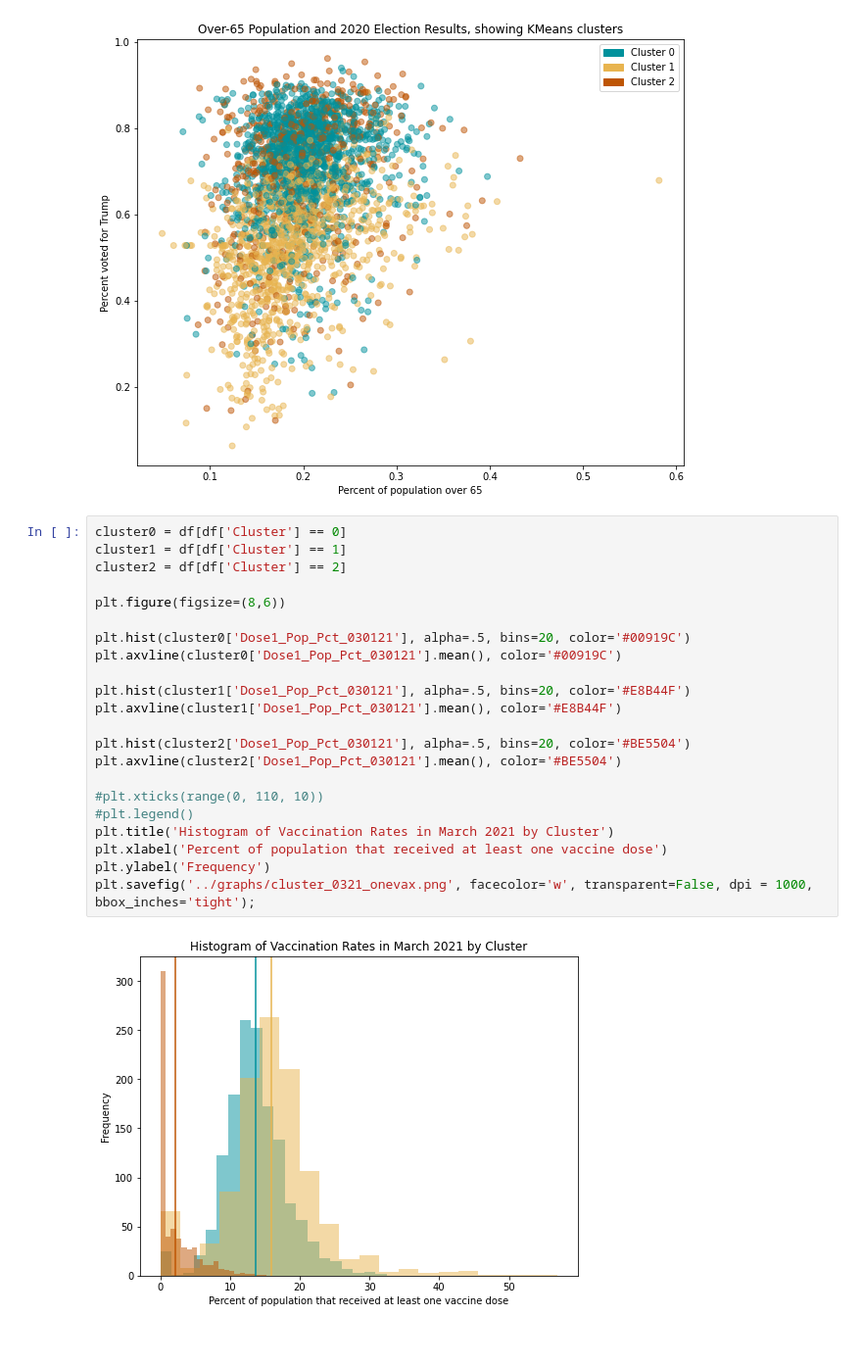
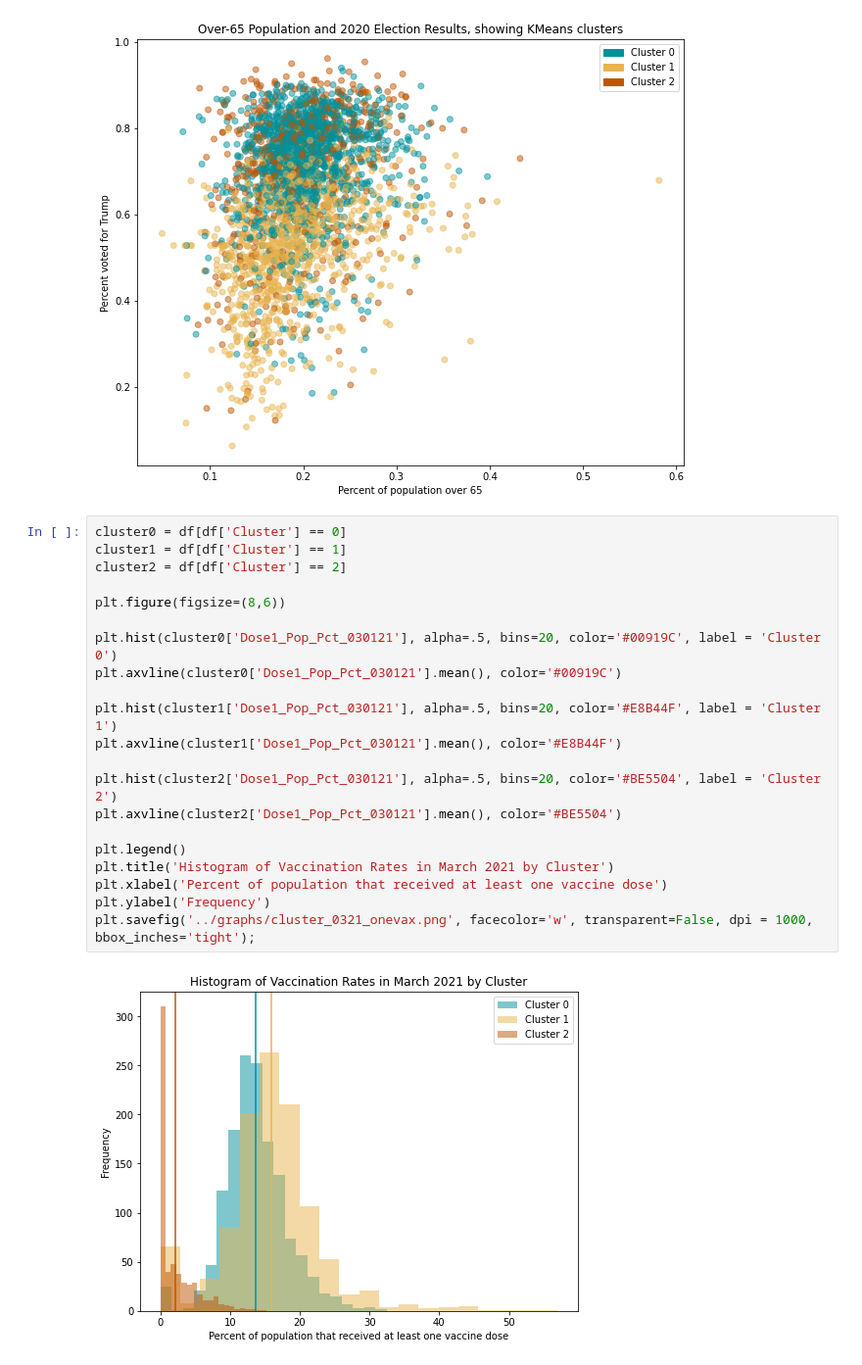
Before and after one commit to ankitadpatil/COVID-Vaccinations-and-US-Politics, a Jupyter notebook: modeling_notebooks/clustering_model.ipynb, the cells around one changed output. Shown at 98% size. Drawn from its saved outputs; the diff is of its cells as text.

Commit message:
graphs

```diff
--- a/modeling_notebooks/clustering_model.ipynb
+++ b/modeling_notebooks/clustering_model.ipynb
@@ -450,27 +450,26 @@ plt.savefig('../graphs/cluster_65plus_trump.png', facecolor='w', transparent=Fal
 # %%
 cluster0 = df[df['Cluster'] == 0]
 cluster1 = df[df['Cluster'] == 1]
 cluster2 = df[df['Cluster'] == 2]
 
 plt.figure(figsize=(8,6))
 
-plt.hist(cluster0['Dose1_Pop_Pct_030121'], alpha=.5, bins=20, color='#00919C')
+plt.hist(cluster0['Dose1_Pop_Pct_030121'], alpha=.5, bins=20, color='#00919C', label = 'Cluster 0')
 plt.axvline(cluster0['Dose1_Pop_Pct_030121'].mean(), color='#00919C')
 
-plt.hist(cluster1['Dose1_Pop_Pct_030121'], alpha=.5, bins=20, color='#E8B44F')
+plt.hist(cluster1['Dose1_Pop_Pct_030121'], alpha=.5, bins=20, color='#E8B44F', label = 'Cluster 1')
 plt.axvline(cluster1['Dose1_Pop_Pct_030121'].mean(), color='#E8B44F')
 
-plt.hist(cluster2['Dose1_Pop_Pct_030121'], alpha=.5, bins=20, color='#BE5504')
+plt.hist(cluster2['Dose1_Pop_Pct_030121'], alpha=.5, bins=20, color='#BE5504', label = 'Cluster 2')
 plt.axvline(cluster2['Dose1_Pop_Pct_030121'].mean(), color='#BE5504')
 
-#plt.xticks(range(0, 110, 10))
-#plt.legend()
+plt.legend()
 plt.title('Histogram of Vaccination Rates in March 2021 by Cluster')
 plt.xlabel('Percent of population that received at least one vaccine dose')
 plt.ylabel('Frequency')
 plt.savefig('../graphs/cluster_0321_onevax.png', facecolor='w', transparent=False, dpi = 1000, bbox_inches='tight');
 # %% [output]
-[figure, old version]
+[figure, new version]
 # %%
 plt.figure(figsize=(8,6))
 
```
Also changed, not shown: parts of 6 cells of this notebook, 13 other files.
